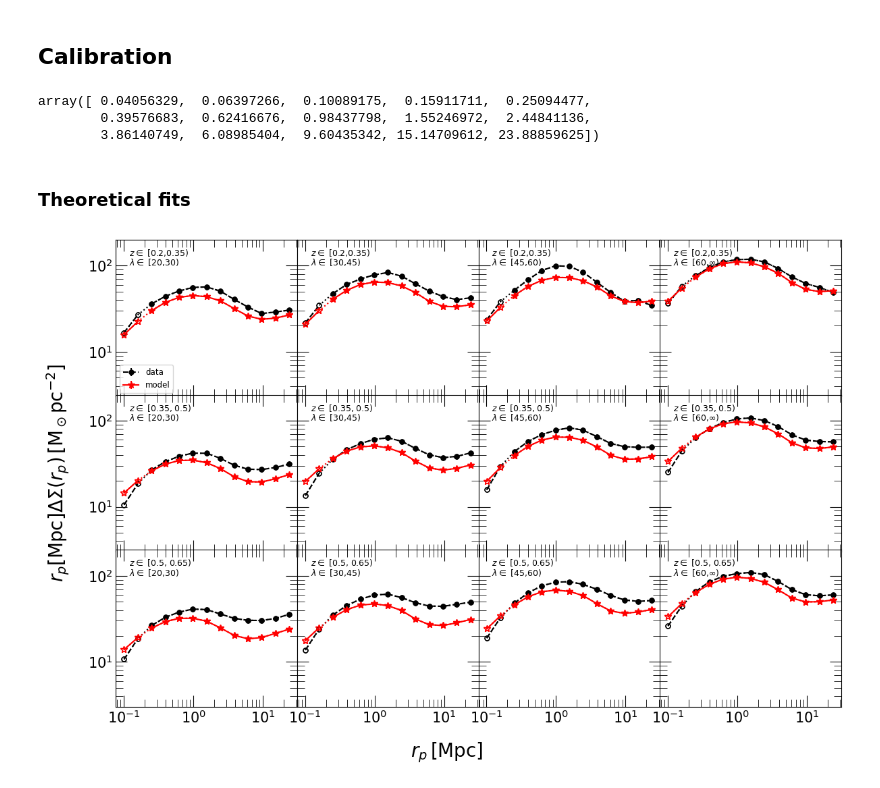
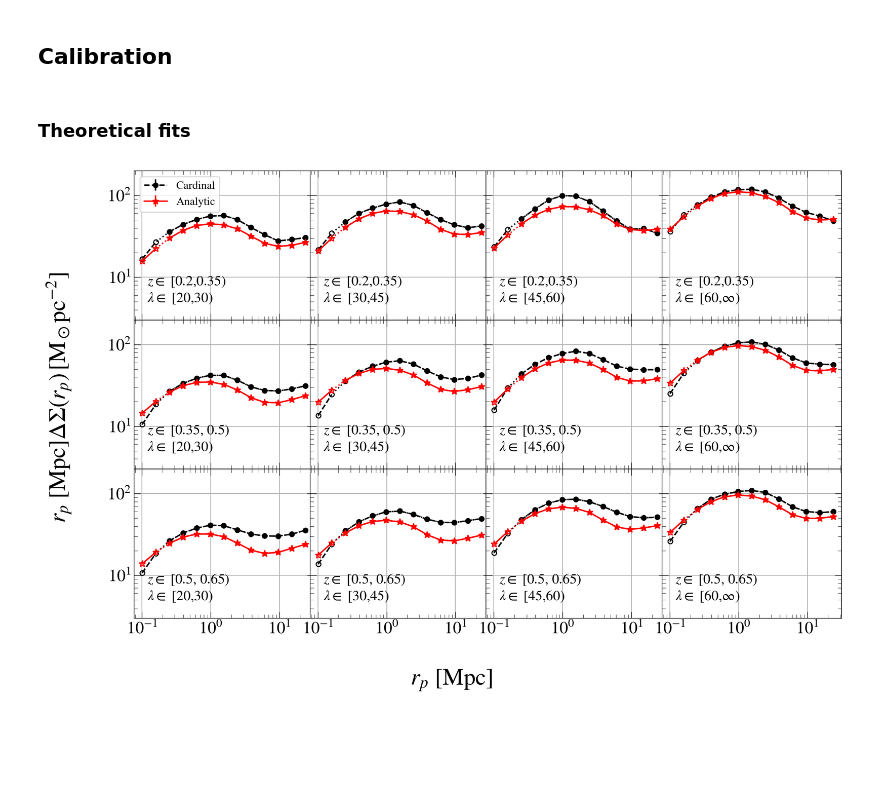
Before and after one commit to Dr-Titus100/mass_calibration_of_DM_halos, a Jupyter notebook: projection/cardinal_notebooks/cardinal_halorun.ipynb, the cells around one changed output. Cells and saved outputs as stored; diff of their text form; code cells hidden in the pictures; blank space fills up the shorter version.

```diff
--- a/projection/cardinal_notebooks/cardinal_halorun.ipynb
+++ b/projection/cardinal_notebooks/cardinal_halorun.ipynb
@@ -164,24 +165,24 @@ def log_likelihood(params, rp, data, cov, z, input_units = "physical"):
     Pnonlin *= h**3
 
     # NFW profile
-    xi_nfw = ctk.xi.xi_nfw_at_r(R3d, M, c, Omega_m, delta=200) #delta=200 by default
+    xi_nfw = ctk.xi.xi_nfw_at_r(R3d, M, c, Omega_m)
 
     # # Matter-matter correlation function (matter auto-correlation)
     xi_mm = ctk.xi.xi_mm_at_r(R3d, kh, Pnonlin)
 
     # 2-halo correlation function
-    bias_term = ctk.bias.bias_at_M(M, kh, Plin, Omega_m, delta=200) # Here, P must be linear. #delta=200 by default
+    bias_term = ctk.bias.bias_at_M(M, kh, Plin, Omega_m) # Here, P must be linear.
     xi_2halo = ctk.xi.xi_2halo(bias_term, xi_mm)
 
     # Halo-matter correlation function
     xi_hm = ctk.xi.xi_hm(xi_nfw, xi_2halo)
 
     # Sigma (computed from xi_hm)
-    Sigma = ctk.deltasigma.Sigma_at_R(Rproj, R3d, xi_hm, M, c, Omega_m, delta=200) #delta=200 by default
-    # Sigma = ctk.deltasigma.Sigma_nfw_at_R(Rproj, M, c, Omega_m, delta=200)
+    Sigma = ctk.deltasigma.Sigma_at_R(Rproj, R3d, xi_hm, M, c, Omega_m)
+    # Sigma = ctk.deltasigma.Sigma_nfw_at_R(Rproj, M, c, Omega_m)
 
     # DeltaSigma (excess surface density)
-    DS = ctk.deltasigma.DeltaSigma_at_R(Rproj, Rproj, Sigma, M, c, Omega_m, delta=200) #delta=200 by default
+    DS = ctk.deltasigma.DeltaSigma_at_R(Rproj, Rproj, Sigma, M, c, Omega_m)
     ave_DS = ctk.averaging.average_profile_in_bins(Redges, Rproj, DS)
 
     if input_units == "physical":
@@ -194,20 +195,20 @@ def log_likelihood(params, rp, data, cov, z, input_units = "physical"):
     ## Colossus profile
     # rp_phys = (Rp_mid*1e3)*h #kp/h physical
     rp_phys = (rp*1e3)*h #kp/h physical
-    p_nfw = profile_nfw.NFWProfile(M = M, c = c, z = z, mdef = '200m') #cardinal overdensity definition is vir
+    p_nfw = profile_nfw.NFWProfile(M = M, c = c, z = z, mdef = 'vir') #cardinal overdensity definition is vir. mini uchuu is 200m
     # p_nfw = profile_composite.compositeProfile('nfw', outer_names = ['pl'], #outer_names = ['pl'],
-    #                                            M = M, c = c, z = z, mdef = '200m', #cardinal overdensity definition is vir
+    #                                            M = M, c = c, z = z, mdef = 'vir', #cardinal overdensity definition is vir. mini uchuu is 200m
     #                                            norm = 1.0, slope = 1.5, pl_delta_1 = 4.0, pl_s = 1.4)
-    # b = bias.haloBias(M, z, '200m')
+    # b = bias.haloBias(M, z, 'vir')
     # p_nfw = profile_composite.compositeProfile('nfw', outer_names = ['cf'],
-    #                                            M = M, c = c, z = z, mdef = '200m', bias = b) #cardinal overdensity definition is vir
+    #                                            M = M, c = c, z = z, mdef = 'vir', bias = b) #cardinal overdensity definition is vir. mini uchuu is 200m
 
-    p_einasto = profile_einasto.EinastoProfile(M = M, c = c, z = z, mdef = '200m') #cardinal overdensity definition is vir
+    p_einasto = profile_einasto.EinastoProfile(M = M, c = c, z = z, mdef = 'vir') #cardinal overdensity definition is vir. mini uchuu is 200m
     # p_einasto = profile_composite.compositeProfile('einasto', outer_names = ['pl'], #outer_names = ['pl'],
-    #                                            M = M, c = c, z = z, mdef = '200m', #cardinal overdensity definition is vir
+    #                                            M = M, c = c, z = z, mdef = 'vir', ##cardinal overdensity definition is vir. mini uchuu is 200m
     #                                            norm = 1.0, slope = 1.5, pl_delta_1 = 4.0, pl_s = 1.4)
     # p_einasto = profile_composite.compositeProfile('einasto', outer_names = ['cf'], #outer_names = ['pl'],
-    #                                            M = M, c = c, z = z, mdef = '200m', bias = b) #cardinal overdensity definition is vir
+    #                                            M = M, c = c, z = z, mdef = 'vir', bias = b) #cardinal overdensity definition is vir. mini uchuu is 200m
 
     #-------------Calculating Delta Sigma for nfw and einasto profile
     ## nfw
@@ -232,12 +233,6 @@ def log_likelihood(params, rp, data, cov, z, input_units = "physical"):
     # print(len(DS))
     data_likelihood = -0.5*np.dot(data_diff, np.dot(icov_cut, data_diff))
     return data_likelihood, model, ds_theory_nfw, ds_theory_einasto #DS_model#, ave_DS
-# %%
-rp
-# %% [output]
-array([ 0.04056329,  0.06397266,  0.10089175,  0.15911711,  0.25094477,
-        0.39576683,  0.62416676,  0.98437798,  1.55246972,  2.44841136,
-        3.86140749,  6.08985404,  9.60435342, 15.14709612, 23.88859625])
 # %% [markdown]
 ### Theoretical fits
 # %%
@@ -246,6 +241,8 @@ cov = np.identity(len(rp))
 cc = []
 sel = (rp > 0.10)&(rp < 999)
 fig, axes = plt.subplots(3, 4, figsize=(12, 8), sharey=True, sharex = True)
+# plt.rcParams['font.family'] = 'DeJavu Serif'
+# plt.rcParams['font.serif'] = ['Times New Roman']
 # files_list = []
 for i in range(3):
     for j in range(4):
@@ -280,40 +277,40 @@ for i in range(3):
         inds3 = (rp >= 0.10)*(rp < 999)
         # inds = rp > 0.0
         rp1 = rp[inds1]
         rp2 = rp[inds2]
         rp3 = rp[inds3]
 
 ######################################################################
 ######################################################################
         ########################
         axes[i, j].loglog()
         axes[i, j].set_ylim(0.3e1, 2e2)
-        axes[i, j].text(0.120, 130.0, f"$z \in$ {halos_ds['redshift_range'][k]}", fontsize = 9)
-        axes[i, j].text(0.120, 100.0, f"$\lambda \in$ {halos_ds['lambda_range'][k]}", fontsize = 9)
-        axes[i, j].errorbar(rp1, rp1*ds[inds1], yerr = np.zeros(len(rp1)), fmt = '--o', ms = 5.0, color = 'black', label='data')
+        axes[i, j].text(0.120, 8.0, f"$z \in$ {halos_ds['redshift_range'][k]}", fontsize = 15)
+        axes[i, j].text(0.120, 5.0, f"$\lambda \in$ {halos_ds['lambda_range'][k]}", fontsize = 15)
+        axes[i, j].errorbar(rp1, rp1*ds[inds1], yerr = np.zeros(len(rp1)), fmt = '--o', ms = 5.0, color = 'black', label='Cardinal')
         axes[i, j].errorbar(rp2, rp2*ds[inds2], yerr = np.zeros(len(rp2)), fmt = '--o', ms = 5.0, color = 'black', fillstyle='none')
         axes[i, j].errorbar(rp3, rp3*ds[inds3], yerr = np.zeros(len(rp3)), fmt = ':o', ms = 5.0, color = 'black', fillstyle='none')
 
-        axes[i, j].errorbar(rp1, rp1*ds_theory_ctk[inds1], yerr = np.zeros(len(rp1)), fmt = '-*', ms = 7.0, color = 'red', label='model')
+        axes[i, j].errorbar(rp1, rp1*ds_theory_ctk[inds1], yerr = np.zeros(len(rp1)), fmt = '-*', ms = 7.0, color = 'red', label='Analytic')
         axes[i, j].errorbar(rp2, rp2*ds_theory_ctk[inds2], yerr = np.zeros(len(rp2)), fmt = '-*', ms = 7.0, color = 'red', fillstyle='none')
         axes[i, j].errorbar(rp3, rp3*ds_theory_ctk[inds3], yerr = np.zeros(len(rp3)), fmt = ':*', ms = 7.0, color = 'red', fillstyle='none')
         # axes[i, j].plot(rp[sel], rp[sel]*ds_theory_nfw[sel], ls='-', c='k', label='colossus nfw')
         # axes[i, j].plot(rp[sel], rp[sel]*ds_theory_einasto[sel], ls='-.', c='r', label='colossus einasto')
         if i == 0 and j == 0:
-            axes[i, j].legend(fontsize=8.5, loc = "lower left")
+            axes[i, j].legend(fontsize=12, loc = "upper left")
         else:
             pass
 
 # Add a super title, super x label, and super y label
 # fig.suptitle(r'$\Delta\Sigma$ Profiles', fontsize=20)
-fig.supxlabel(r"$\rm \mathit{r_p}\,[\mathrm{Mpc}]$", fontsize=20)
-fig.supylabel(r"$\rm \mathit{r_p}[\mathrm{Mpc}] \Delta\Sigma(\mathit{r_p})\,[M_\odot \mathrm{pc}^{-2}]$", x = 0.02, y = 0.55, va='center', ha='center', fontsize=20)
-
+f_size = 25
+fig.supxlabel(r"$\rm \mathit{r_p}~[\mathrm{Mpc}]$", fontsize=f_size)
+fig.supylabel(r"$\rm \mathit{r_p}~[\mathrm{Mpc}] \Delta\Sigma(\mathit{r_p})\,[M_\odot \mathrm{pc}^{-2}]$", x = 0.02, y = 0.55, va='center', ha='center', fontsize=f_size)
 
 # Adjust spacing between subplots
-plt.tight_layout(h_pad = -0.20, w_pad = -1.150)
+plt.tight_layout(h_pad = 0.0, w_pad = -0.760)
 plt.show()
 ######################################################################
 ######################################################################
 # %% [output]
-[figure, old version]
+[figure, new version]
```
Also changed, not shown: parts of 5 cells of this notebook, 27 other files.
